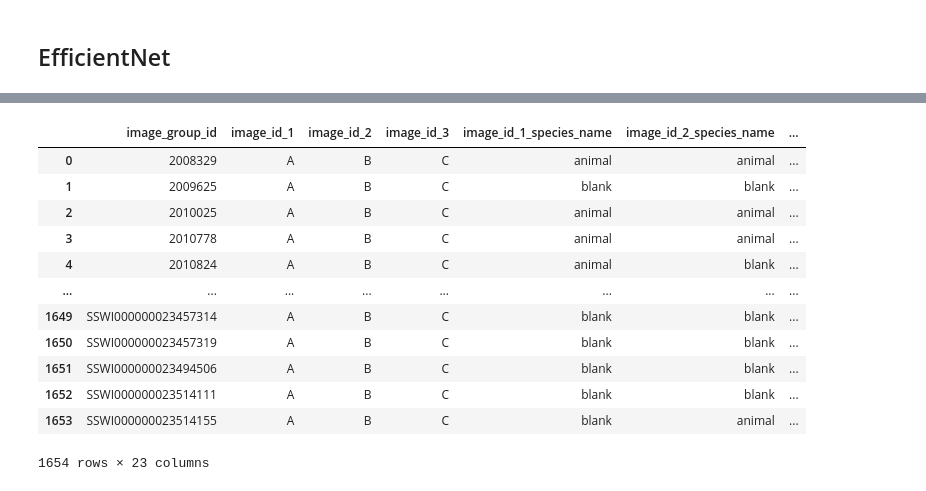
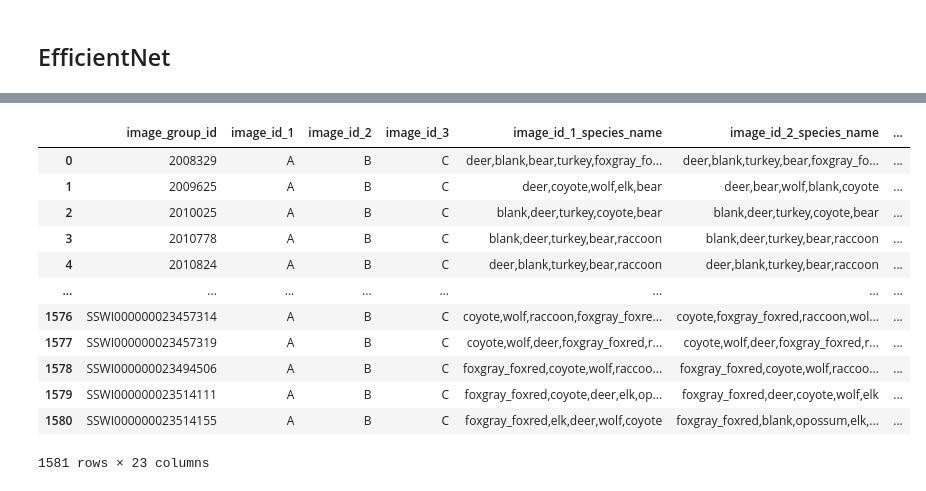
Before and after one commit to jroshanucb/capstone, a Jupyter notebook: models/All Models Inference.ipynb, the cells around one changed output, grey strips where cells are left out. Drawn from its saved outputs; the diff is of its cells as text; code cells hidden in the pictures.

```diff
--- a/models/All Models Inference.ipynb
+++ b/models/All Models Inference.ipynb
@@ -399,12 +418,14 @@ Running inference on 99 images
 # %% [markdown]
 ## EfficientNet
 # %%
-def get_speciesname_from_id(id, phase):
+def get_speciesname_from_id(id, labels):
 
-    if phase == 'phase1':
-        speciesList = ['blank', 'animal']
-    else:
-        speciesList =  ['bear', 'blank', 'cottontail_snowshoehare', 'coyote', 'deer', 'elk', 'foxgray_foxred', 'opossum', 'raccoon', 'turkey', 'wolf']
+#     if phase == 'phase1':
+#         speciesList = ['animal', 'blank']
+#     else:
+#         speciesList =  ['bear', 'blank', 'cottontail_snowshoehare', 'coyote', 'deer', 'elk', 'foxgray_foxred', 'opossum', 'raccoon', 'turkey', 'wolf']
+
+    speciesList = list(labels['species'])
     idx = int(id)
     if idx > 10 or idx < 0:
         speciesName = 'other'
@@ -520,13 +545,12 @@ def format_effnet(effnet_dict, model_id):
         'image_id_2_conf': image_id_2_conf,
         'image_id_3_conf': image_id_3_conf})
 
-    ['image_id_1_blank']
 
     for image in range(1,4):
         formatted_effnet['image_id_{}_count'.format(image)] = 0
 
     for image in range(1,4):
-        formatted_effnet['image_id_{}_bbox'.format(image)] = 0
+        formatted_effnet['image_id_{}_bbox'.format(image)] = ''
 
 
 
@@ -557,18 +764,18 @@ stage1_formatted_effnet = format_effnet(stage1_effnet_dict, 2)
 # %%
 all_models_df = pd.concat([formatted_yolo_blank, formatted_yolo_species])
-# %%
-stage1_formatted_effnet
-# %% [output]
-|  | image_group_id | image_id_1 | image_id_2 | image_id_3 | image_id_1_species_name | image_id_2_species_name | ... |
-| 0 | 2008329 | A | B | C | animal | animal | ... |
-| 1 | 2009625 | A | B | C | blank | blank | ... |
-| 2 | 2010025 | A | B | C | animal | animal | ... |
-| 3 | 2010778 | A | B | C | animal | animal | ... |
-| 4 | 2010824 | A | B | C | animal | blank | ... |
-| ... | ... | ... | ... | ... | ... | ... | ... |
-| 1649 | SSWI000000023457314 | A | B | C | blank | blank | ... |
-| 1650 | SSWI000000023457319 | A | B | C | blank | blank | ... |
-| 1651 | SSWI000000023494506 | A | B | C | blank | blank | ... |
-| 1652 | SSWI000000023514111 | A | B | C | blank | blank | ... |
-| 1653 | SSWI000000023514155 | A | B | C | blank | animal | ... |
-1654 rows × 23 columns
+# %%
+stage2_formatted_effnet
+# %% [output]
+|  | image_group_id | image_id_1 | image_id_2 | image_id_3 | image_id_1_species_name | image_id_2_species_name | ... |
+| 0 | 2008329 | A | B | C | deer,blank,bear,turkey,foxgray_fo... | deer,blank,turkey,bear,foxgray_fo... | ... |
+| 1 | 2009625 | A | B | C | deer,coyote,wolf,elk,bear | deer,bear,wolf,blank,coyote | ... |
+| 2 | 2010025 | A | B | C | blank,deer,turkey,coyote,bear | blank,deer,turkey,coyote,bear | ... |
+| 3 | 2010778 | A | B | C | blank,deer,turkey,bear,raccoon | blank,deer,turkey,bear,raccoon | ... |
+| 4 | 2010824 | A | B | C | deer,blank,turkey,bear,raccoon | deer,blank,turkey,bear,raccoon | ... |
+| ... | ... | ... | ... | ... | ... | ... | ... |
+| 1576 | SSWI000000023457314 | A | B | C | coyote,wolf,raccoon,foxgray_foxre... | coyote,foxgray_foxred,raccoon,wol... | ... |
+| 1577 | SSWI000000023457319 | A | B | C | coyote,wolf,deer,foxgray_foxred,r... | coyote,wolf,deer,foxgray_foxred,r... | ... |
+| 1578 | SSWI000000023494506 | A | B | C | foxgray_foxred,coyote,wolf,raccoo... | foxgray_foxred,coyote,wolf,raccoo... | ... |
+| 1579 | SSWI000000023514111 | A | B | C | foxgray_foxred,coyote,deer,elk,op... | foxgray_foxred,deer,coyote,wolf,elk | ... |
+| 1580 | SSWI000000023514155 | A | B | C | foxgray_foxred,elk,deer,wolf,coyote | foxgray_foxred,blank,opossum,elk,... | ... |
+1581 rows × 23 columns
```
Also changed, not shown: parts of 9 cells of this notebook, 7 other files.
